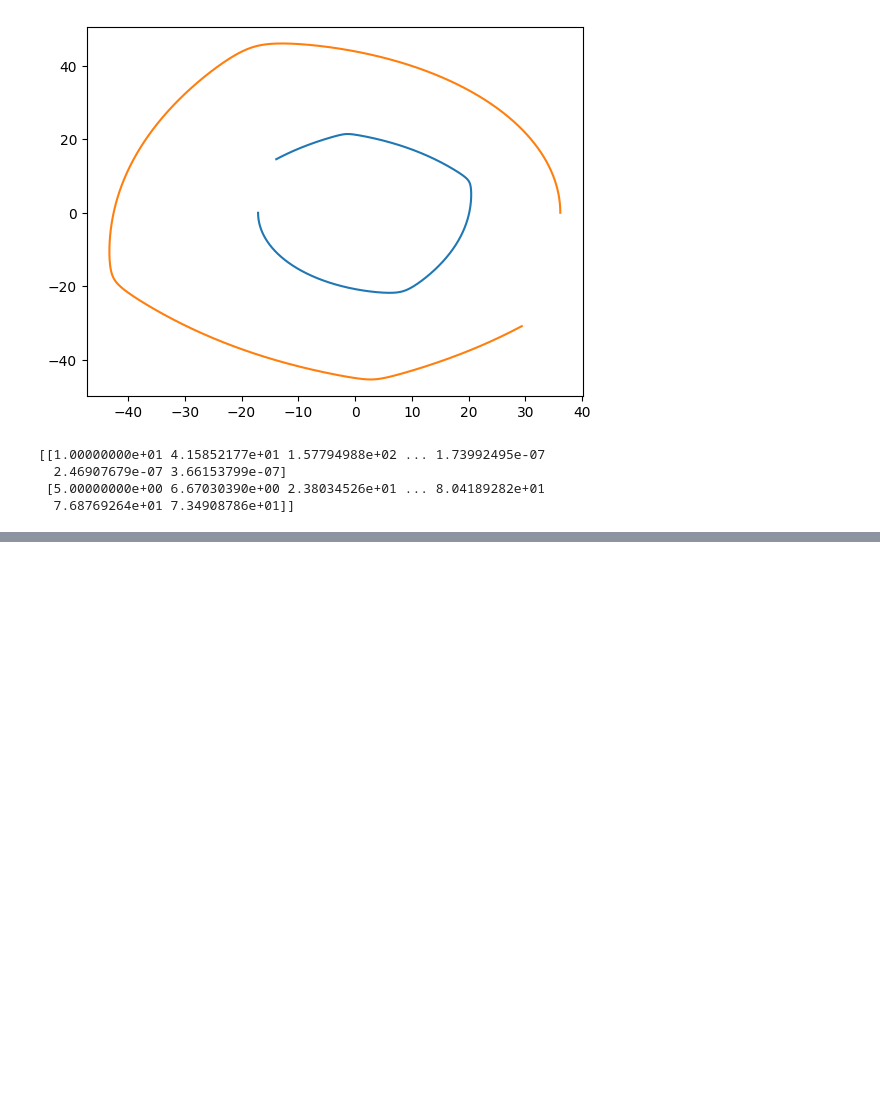
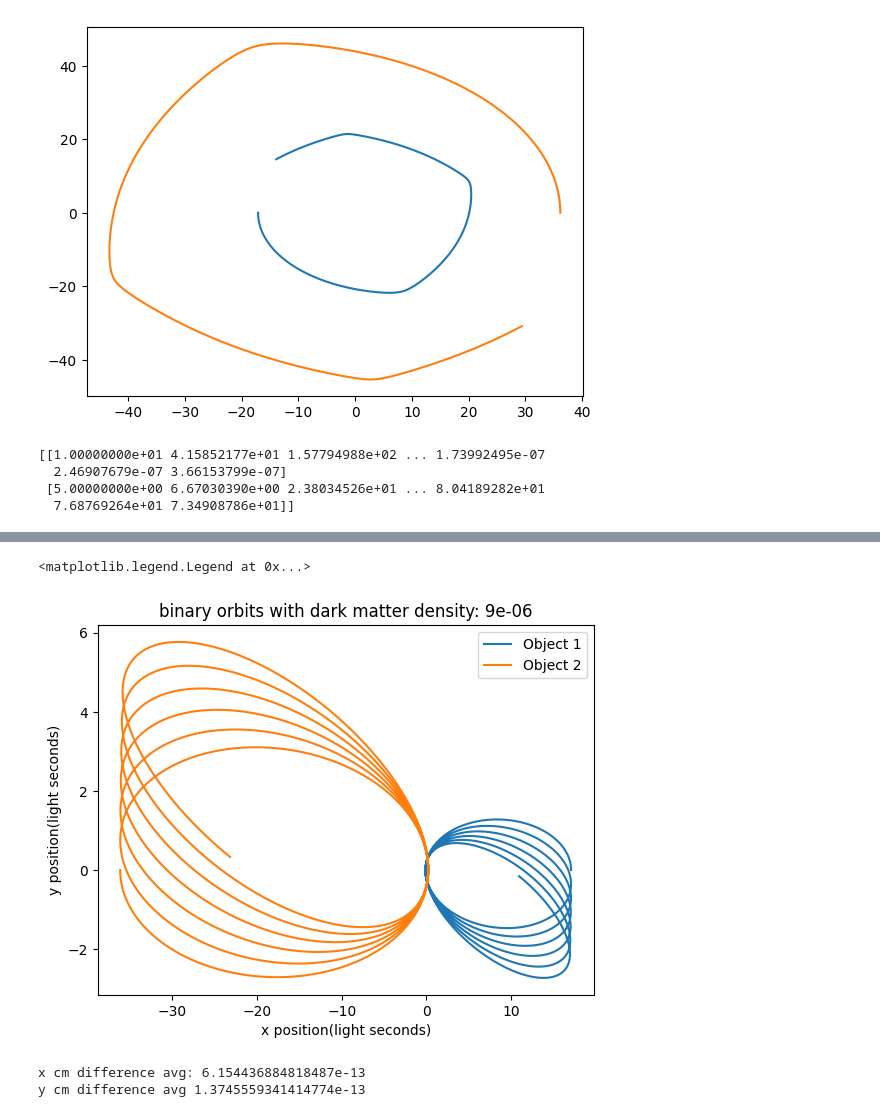
Before and after one commit to hazgrav/DarkMatterConstraint, a Jupyter notebook: simulation.ipynb, the cells around one changed output, grey strips where cells are left out. Cells and saved outputs as stored; diff of their text form; code cells hidden in the pictures; blank space fills up the shorter version.

```diff
--- a/simulation.ipynb
+++ b/simulation.ipynb
@@ -252,0 +274,30 @@ print(my_solution[4])
+# %%
+t_vals_dm = pure_ellipse_forces_with_dark_matter.t
+x1_dm = pure_ellipse_forces_with_dark_matter.y[0]
+y1_dm = pure_ellipse_forces_with_dark_matter.y[1]
+x2_dm = pure_ellipse_forces_with_dark_matter.y[2]
+y2_dm = pure_ellipse_forces_with_dark_matter.y[3]
+x1_dot_dm = pure_ellipse_forces_with_dark_matter.y[4]
+y1_dot_dm = pure_ellipse_forces_with_dark_matter.y[5]
+x2_dot_dm = pure_ellipse_forces_with_dark_matter.y[6]
+y2_dot_dm = pure_ellipse_forces_with_dark_matter.y[7]
+
+plt.title("binary orbits with dark matter density: " + str(dark_matter_density))
+plt.xlabel("x position(light seconds)")
+plt.ylabel("y position(light seconds)")
+plt.plot(x1_dm,y1_dm, label = 'Object 1')
+plt.plot(x2_dm,y2_dm, label = 'Object 2')
+plt.legend()
+# %% [output]
+<matplotlib.legend.Legend at 0x...>
+[figure, added]
+# %%
+#check constant center of mass
+cm_values_x = (x1_dm * m1 + x2_dm * m2)/(m1+m2)
+cm_values_y = (y1_dm * m1 + y2_dm * m2)/(m1+m2)
+print("x cm difference avg: " + str(np.average(np.sqrt(   np.pow(cm_values_x,2)   ))))
+
+print("y cm difference avg " + str(np.average(np.sqrt(   np.pow(cm_values_y,2)   ))))
+# %% [output]
+x cm difference avg: 6.154436884818487e-13
+y cm difference avg 1.3745559341414774e-13
```
Also changed, not shown: parts of 4 cells of this notebook.
